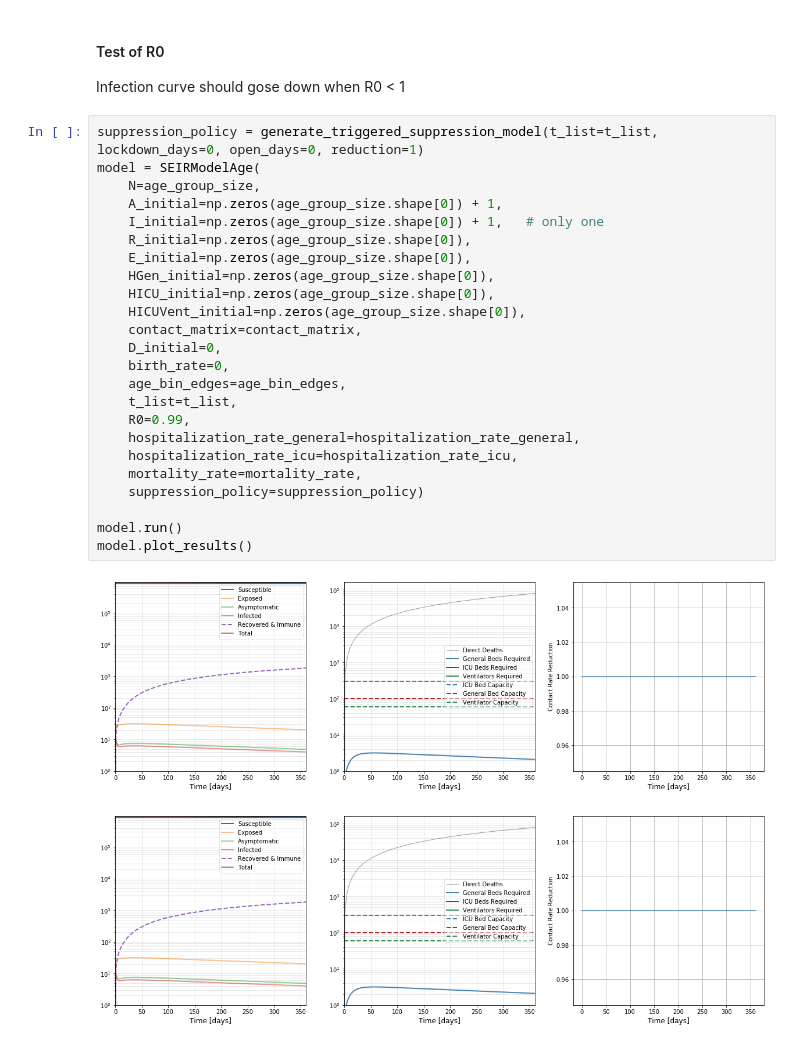
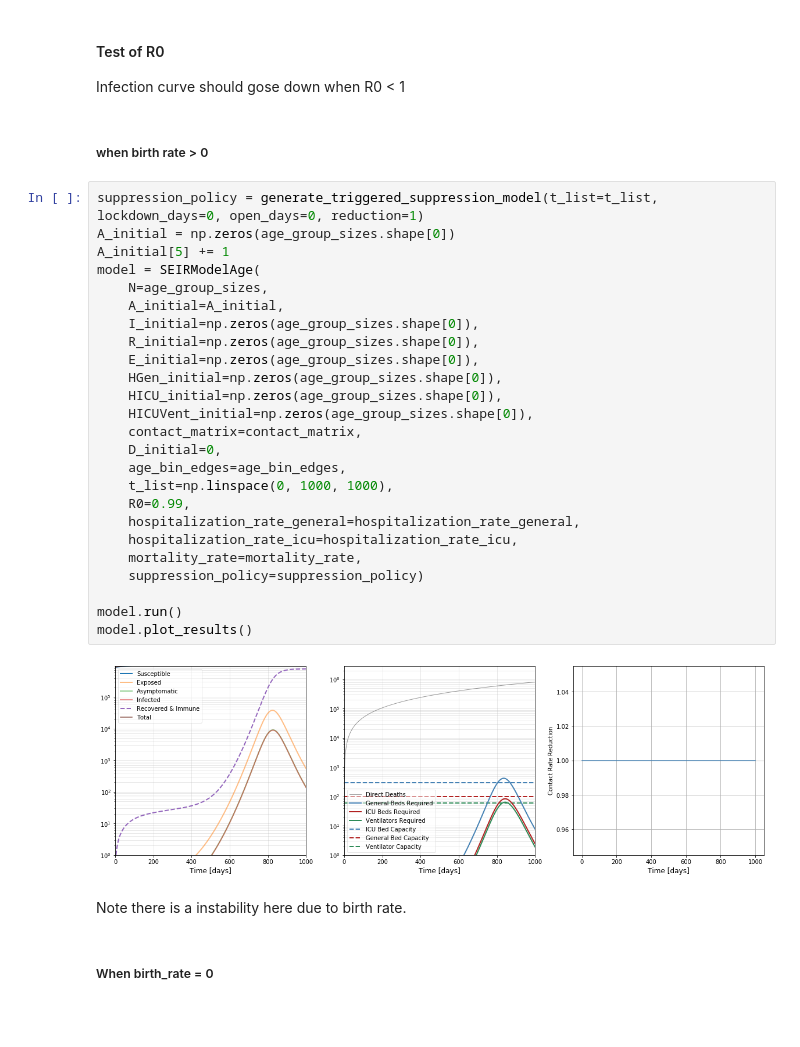
Before and after one commit to erccarls/county_covid_seir_models, a Jupyter notebook: notebooks/SEIR_age_structure.ipynb, the cells around one changed output. Drawn from its saved outputs; the diff is of its cells as text; blank space fills up the shorter version.

```diff
--- a/notebooks/SEIR_age_structure.ipynb
+++ b/notebooks/SEIR_age_structure.ipynb
@@ -197,30 +226,36 @@ model.plot_results()
 # %% [markdown]
 #### Test of R0
 Infection curve should gose down when R0 < 1
+# %% [markdown]
+##### when birth rate > 0
 # %%
 suppression_policy = generate_triggered_suppression_model(t_list=t_list, lockdown_days=0, open_days=0, reduction=1)
+A_initial = np.zeros(age_group_sizes.shape[0])
+A_initial[5] += 1
 model = SEIRModelAge(
-    N=age_group_size,
-    A_initial=np.zeros(age_group_size.shape[0]) + 1,
-    I_initial=np.zeros(age_group_size.shape[0]) + 1,   # only one
-    R_initial=np.zeros(age_group_size.shape[0]),
-    E_initial=np.zeros(age_group_size.shape[0]),
-    HGen_initial=np.zeros(age_group_size.shape[0]),
-    HICU_initial=np.zeros(age_group_size.shape[0]),
-    HICUVent_initial=np.zeros(age_group_size.shape[0]),
+    N=age_group_sizes,
+    A_initial=A_initial,
+    I_initial=np.zeros(age_group_sizes.shape[0]),
+    R_initial=np.zeros(age_group_sizes.shape[0]),
+    E_initial=np.zeros(age_group_sizes.shape[0]),
+    HGen_initial=np.zeros(age_group_sizes.shape[0]),
+    HICU_initial=np.zeros(age_group_sizes.shape[0]),
+    HICUVent_initial=np.zeros(age_group_sizes.shape[0]),
     contact_matrix=contact_matrix,
     D_initial=0,
-    birth_rate=0,
     age_bin_edges=age_bin_edges,
-    t_list=t_list,
+    t_list=np.linspace(0, 1000, 1000),
     R0=0.99,
     hospitalization_rate_general=hospitalization_rate_general,
     hospitalization_rate_icu=hospitalization_rate_icu,
     mortality_rate=mortality_rate,
     suppression_policy=suppression_policy)
 
 model.run()
 model.plot_results()
 # %% [output]
-[figure, old version]
+[figure, new version]
-[figure, removed]
+# %% [markdown]
+Note there is a instability here due to birth rate.
+# %% [markdown]
+##### When birth_rate  = 0
```
Also changed, not shown: parts of 13 cells of this notebook.
